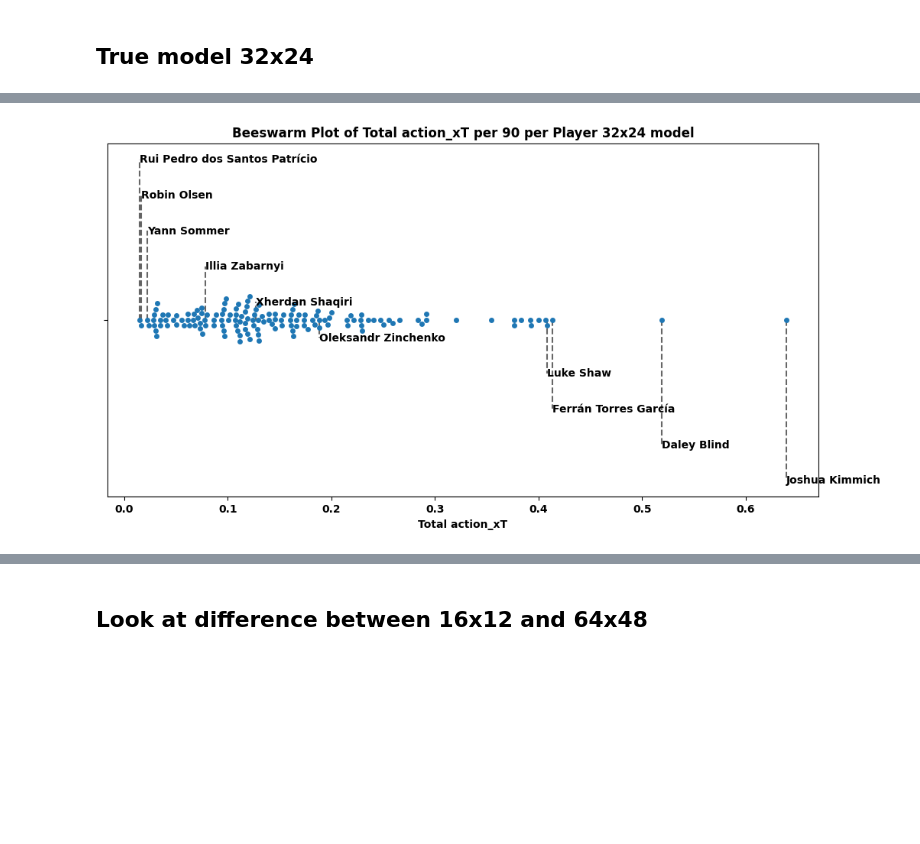
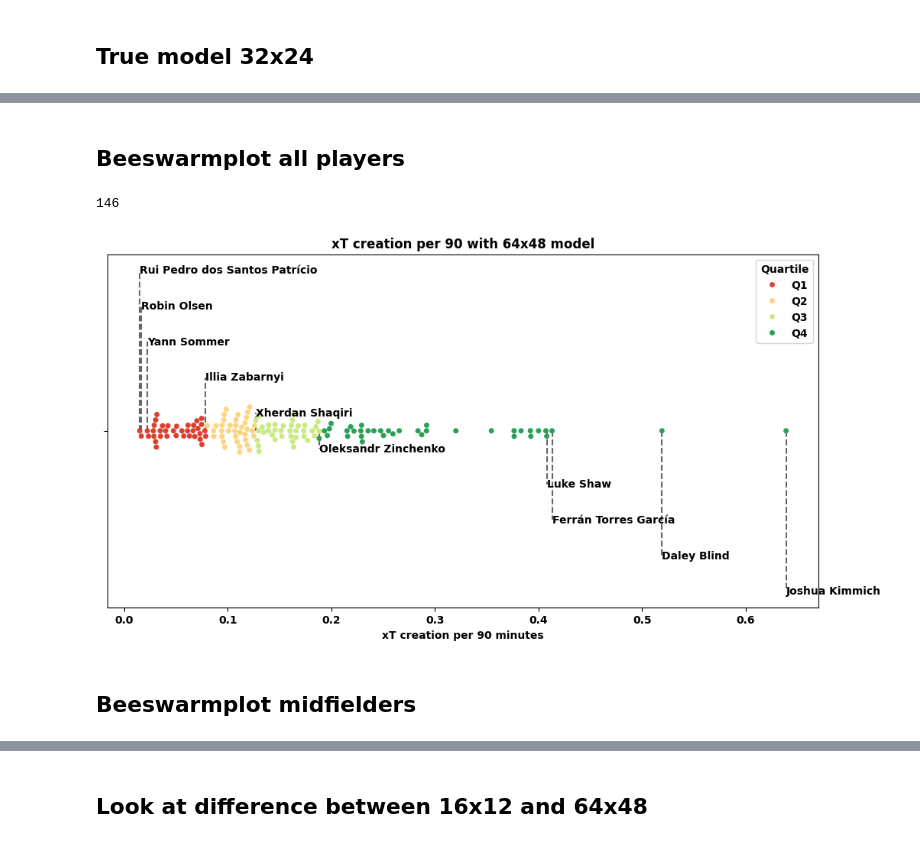
Before and after one commit to kvanarem42/xthreat-error-quantification-agentic, a Jupyter notebook: 3-investigate-results/compare_euros_2020.ipynb, the cells around one changed output, grey strips where cells are left out. Saved outputs shown, nothing was run; the diff lists cells and outputs as text; code cells hidden in the pictures; blank space fills up the shorter version.

```diff
--- a/3-investigate-results/compare_euros_2020.ipynb
+++ b/3-investigate-results/compare_euros_2020.ipynb
@@ -587,29 +609,52 @@ plt.show()
+# %% [markdown]
+## Beeswarmplot all players
 # %%
+# Determine quartile thresholds
+q1 = player_xT_df_32x24['action_xT_per_90'].quantile(0.25)
+q2 = player_xT_df_32x24['action_xT_per_90'].quantile(0.5)
+q3 = player_xT_df_32x24['action_xT_per_90'].quantile(0.75)
 
-import numpy as np
+# Assign colors based on quartiles
+def assign_quartile(value):
+    if value <= q1:
+        return 'Q1'
+    elif value <= q2:
+        return 'Q2'
+    elif value <= q3:
+        return 'Q3'
+    else:
+        return 'Q4'
 
-# Merge player names into the player_xT_sum DataFrame
-player_xT_df_32x24 = player_xT_sum_32x24.reset_index().merge(filtered_players[['player_id', 'Player']], on='player_id')
+cm = matplotlib.colormaps.get_cmap('RdYlGn')
+palette_quartile = {
+           'Q1': cm(0.125),
+           'Q2': cm(0.375),
+           'Q3': cm(0.625),
+           'Q4': cm(0.875),
+           }
 
-# Sort values for annotation
-player_xT_df_32x24 = player_xT_df_32x24.sort_values('action_xT')
+print(player_xT_df_32x24['Player'].nunique())
+player_xT_df_32x24['Quartile'] = player_xT_df_32x24['action_xT_per_90'].apply(assign_quartile)
 
 # Select some key points for annotation: min, max, and quartiles
 key_indices = [0, 1, 2, len(player_xT_df_32x24) // 4, len(player_xT_df_32x24) // 2, 3 * len(player_xT_df_32x24) // 4, len(player_xT_df_32x24) - 4, len(player_xT_df_32x24) - 3, len(player_xT_df_32x24) - 2, len(player_xT_df_32x24) - 1]
 key_players = player_xT_df_32x24.iloc[key_indices]
 
 # Create beeswarm plot
 plt.figure(figsize=(12, 6))
-ax = sns.swarmplot(x=player_xT_df_32x24['action_xT'], orient='h', size=5)
+ax = sns.swarmplot(x=player_xT_df_32x24['action_xT_per_90'], orient='h', size=5, hue=player_xT_df_32x24['Quartile'], palette=palette_quartile)
 
 # Annotate selected points with lines and staggered text positions
 y_positions = np.linspace(-0.2, 0.2, len(key_players))  # Staggered y-positions for better visibility
 for i, (_, row) in enumerate(key_players.iterrows()):
-    plt.plot([row['action_xT'], row['action_xT']], [0, y_positions[i]], 'k--', alpha=0.6)  # Guiding line
-    plt.text(row['action_xT'], y_positions[i], row['Player'], fontsize=10, verticalalignment='center', color='black')
+    plt.plot([row['action_xT_per_90'], row['action_xT_per_90']], [0, y_positions[i]], 'k--', alpha=0.6)  # Guiding line
+    plt.text(row['action_xT_per_90'], y_positions[i], row['Player'], fontsize=10, verticalalignment='center', color='black')
 
-plt.xlabel('Total action_xT')
-plt.title('Beeswarm Plot of Total action_xT per 90 per Player 32x24 model')
+plt.xlabel('xT creation per 90 minutes')
+plt.title('xT creation per 90 with 64x48 model')
 plt.show()
 # %% [output]
+146
-[figure, old version]
+[figure, new version]
+# %% [markdown]
+## Beeswarmplot midfielders
```
Also changed, not shown: parts of 68 cells of this notebook, 4 other files.
